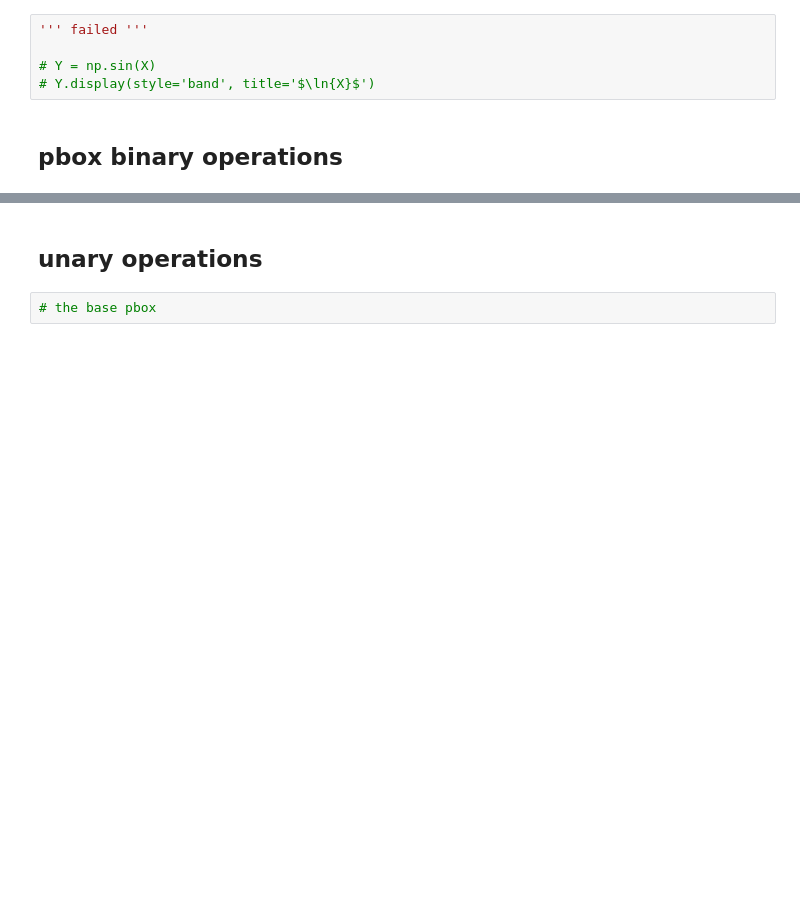
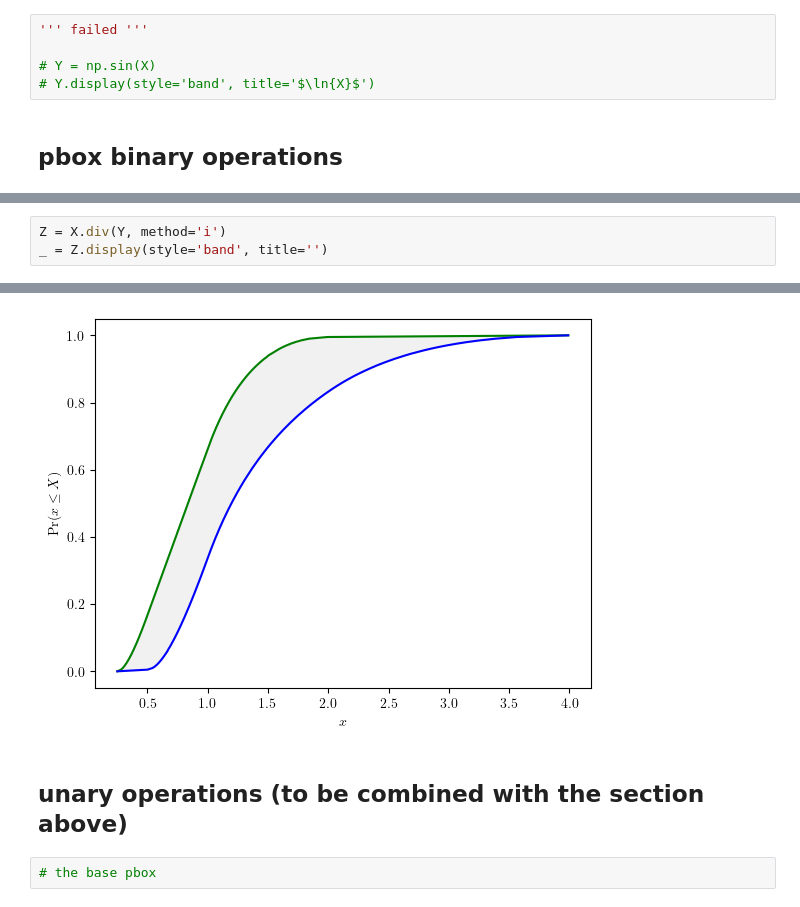
Before and after one commit to leslieDLcy/PyUncertainNumber, a Jupyter notebook: _personal/unglorfied_tests/Test_pba.ipynb, the cells around one changed output, grey strips where cells are left out. Saved outputs shown, nothing was run; the diff lists cells and outputs as text; blank space fills up the shorter version.

```diff
--- a/_personal/unglorfied_tests/Test_pba.ipynb
+++ b/_personal/unglorfied_tests/Test_pba.ipynb
@@ -298,0 +312,4 @@ Y2.display()
+# %%
+Z = X.div(Y, method='i')
+_ = Z.display(style='band', title='')
+# %% [output]
@@ -299,5 +317,6 @@ Y2.display()
+[figure, added]
 # %% [markdown]
-## unary operations
+## unary operations (to be combined with the section above)
 # %%
 # the base pbox
 # %%
```
Also changed, not shown: parts of 8 cells of this notebook, 1 other file.
